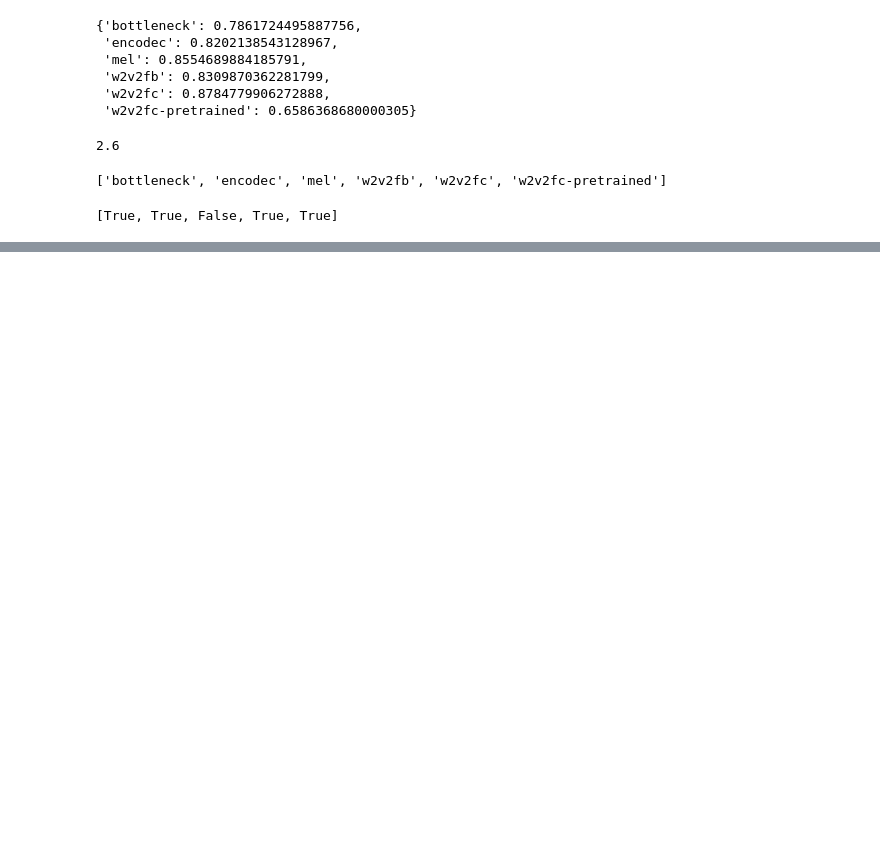
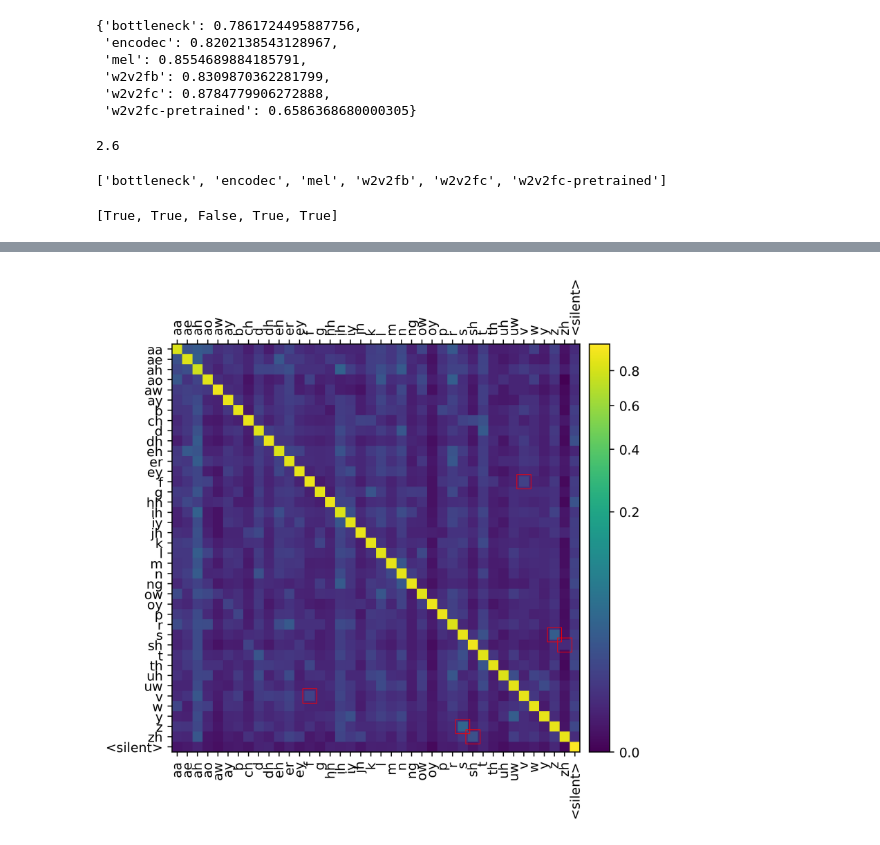
Before and after one commit to interactiveaudiolab/ppgs, a Jupyter notebook: notebooks/Graph.ipynb, the cells around one changed output, grey strips where cells are left out. Drawn from its saved outputs; the diff is of its cells as text; code cells hidden in the pictures; blank space fills up the shorter version.

```diff
--- a/notebooks/Graph.ipynb
+++ b/notebooks/Graph.ipynb
@@ -205,0 +235,50 @@ bars = [list(bar)[i] for i in range(5) if models[indices[i]] in top_legend_model
+# %%
+M = torch.load(ppgs.EVAL_DIR / 'balanced' / 'overall-valid' / 'DistanceMatrix-aggregate-data.pt')
+figure = plt.figure(dpi=400, figsize=(6, 6))
+ax = figure.add_subplot()
+mat = ax.matshow(M, norm=PowerNorm(gamma=1/3))
+# mat = ax.matshow(self._normalized())
+phones = ppgs.PHONEME_LIST
+num_phones = len(ppgs.PHONEME_LIST)
+ax.locator_params('both', nbins=num_phones)
+ax.set_xticklabels([''] + phones, rotation='vertical')
+ax.set_yticklabels([''] + phones)
+ax.tick_params(axis='x', top=True, bottom=True, labelbottom=True, labeltop=True)
+divider = make_axes_locatable(ax)
+cax = divider.append_axes('right', size='5%', pad=0.1)
+ax.figure.colorbar(mat, cax=cax)
+figure.align_labels()
+
+phone_pairs = [
+    ('f', 'v'),
+    ('s', 'z'),
+    ('sh', 'zh')
+]
+
+padding = 0.5 + 0.2
+
+for phone0, phone1 in phone_pairs:
+
+    idx0 = ppgs.PHONEME_LIST.index(phone0)
+    idx1 = ppgs.PHONEME_LIST.index(phone1)
+    indices = [idx0, idx1]
+
+    for center in [indices, list(reversed(indices))]:
+
+        box_start_coords = (center[0]-padding, center[1]-padding)
+        box_width = padding*2
+        box_height = padding*2
+
+        ax.add_patch(
+            plt.Rectangle(
+                box_start_coords,
+                box_width,
+                box_height,
+                facecolor='none',
+                edgecolor='red',
+                linewidth=0.5
+            )
+        )
+figure.savefig('distance_matrix.pdf', bbox_inches='tight', pad_inches=0)
+# %% [output]
+[figure, added]
```
Also changed, not shown: parts of 9 cells of this notebook, 11 other files.
